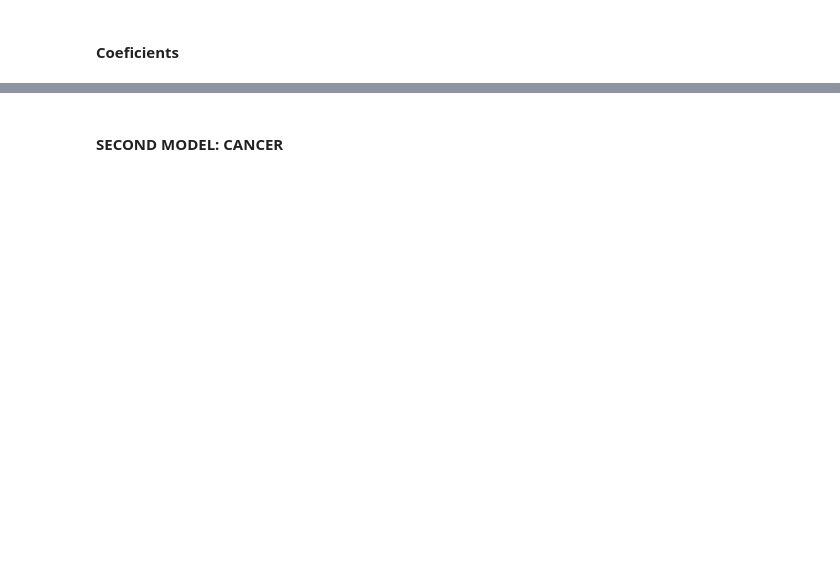
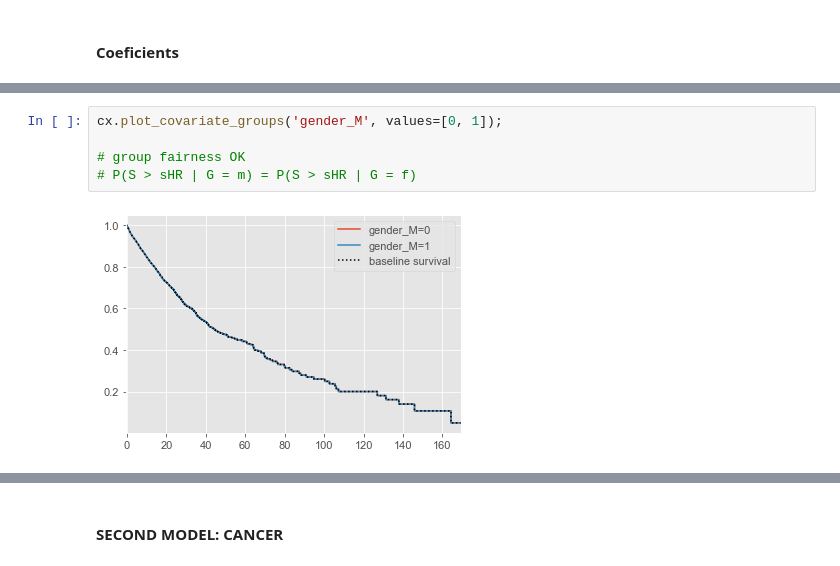
Before and after one commit to bseewald/fairness-ml-health, a Jupyter notebook: notebooks/mimic-iii/regression/cox_regression.ipynb, the cells around one changed output, grey strips where cells are left out. Saved outputs shown, nothing was run; the diff lists cells and outputs as text; blank space fills up the shorter version.

```diff
--- a/notebooks/mimic-iii/regression/cox_regression.ipynb
+++ b/notebooks/mimic-iii/regression/cox_regression.ipynb
@@ -533,0 +487,7 @@ After fitting, we can plot what the survival curves look like as we vary a singl
+# %%
+cx.plot_covariate_groups('gender_M', values=[0, 1]);
+
+# group fairness OK
+# P(S > sHR | G = m) = P(S > sHR | G = f)
+# %% [output]
+[figure, added]
```
Also changed, not shown: parts of 38 cells of this notebook.
